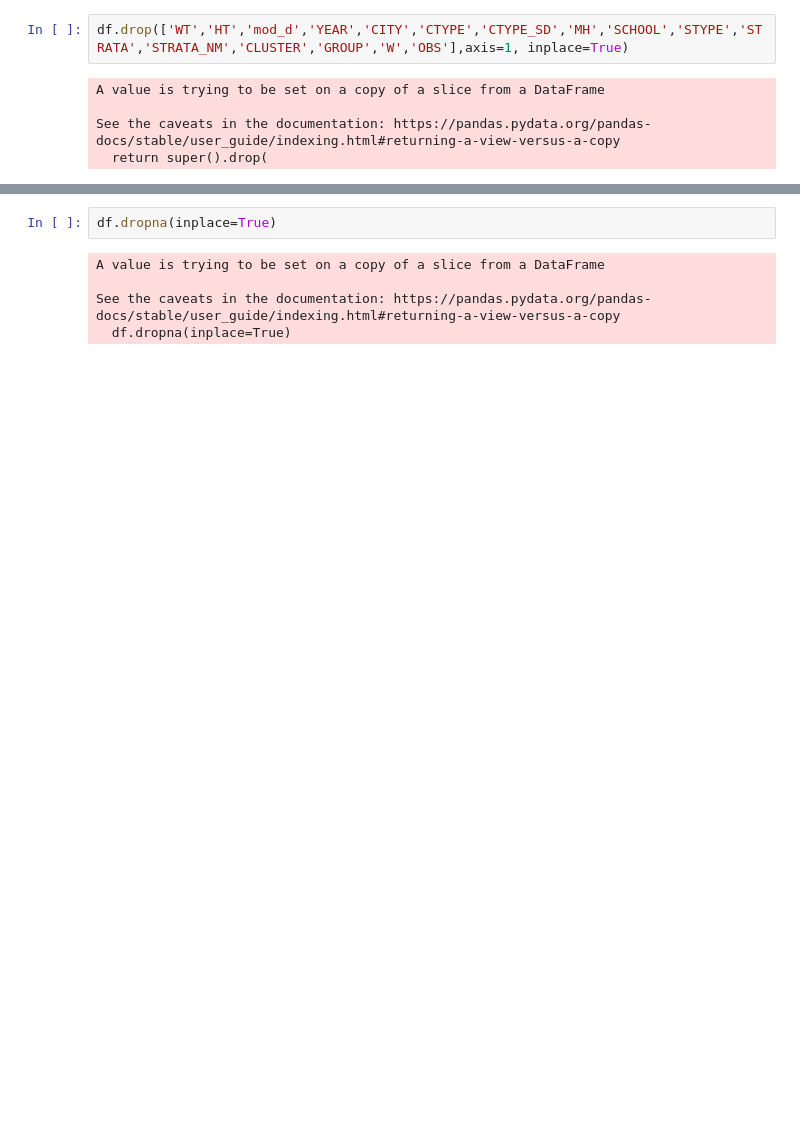
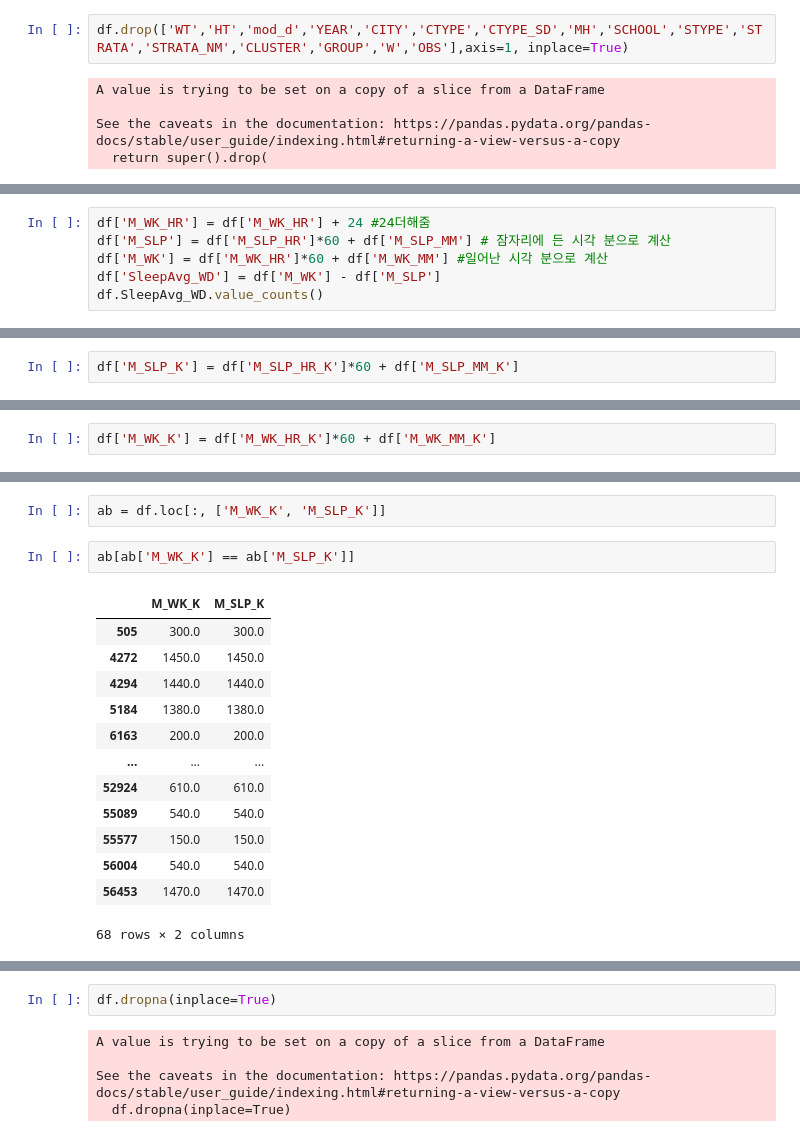
Before and after one commit to rlagywns0213/KMI_project, a Jupyter notebook: Data preprocessing.ipynb, the cells around one changed output, grey strips where cells are left out. Saved outputs shown, nothing was run; the diff lists cells and outputs as text; blank space fills up the shorter version.

```diff
--- a/Data preprocessing.ipynb
+++ b/Data preprocessing.ipynb
@@ -195,0 +203,6 @@ See the caveats in the documentation: https://pandas.pydata.org/pandas-docs/stab
+# %%
+df['M_WK_HR'] = df['M_WK_HR'] + 24 #24더해줌
+df['M_SLP'] = df['M_SLP_HR']*60 + df['M_SLP_MM'] # 잠자리에 든 시각 분으로 계산
+df['M_WK'] = df['M_WK_HR']*60 + df['M_WK_MM'] #일어난 시각 분으로 계산
+df['SleepAvg_WD'] = df['M_WK'] - df['M_SLP']
+df.SleepAvg_WD.value_counts()
@@ -195,0 +288,2 @@ See the caveats in the documentation: https://pandas.pydata.org/pandas-docs/stab
+# %%
+df['M_SLP_K'] = df['M_SLP_HR_K']*60 + df['M_SLP_MM_K']
@@ -195,0 +311,2 @@ See the caveats in the documentation: https://pandas.pydata.org/pandas-docs/stab
+# %%
+df['M_WK_K'] = df['M_WK_HR_K']*60 + df['M_WK_MM_K']
@@ -195,0 +334,18 @@ See the caveats in the documentation: https://pandas.pydata.org/pandas-docs/stab
+# %%
+ab = df.loc[:, ['M_WK_K', 'M_SLP_K']]
+# %%
+ab[ab['M_WK_K'] == ab['M_SLP_K']]
+# %% [output]
+|  | M_WK_K | M_SLP_K |
+| 505 | 300.0 | 300.0 |
+| 4272 | 1450.0 | 1450.0 |
+| 4294 | 1440.0 | 1440.0 |
+| 5184 | 1380.0 | 1380.0 |
+| 6163 | 200.0 | 200.0 |
+| ... | ... | ... |
+| 52924 | 610.0 | 610.0 |
+| 55089 | 540.0 | 540.0 |
+| 55577 | 150.0 | 150.0 |
+| 56004 | 540.0 | 540.0 |
+| 56453 | 1470.0 | 1470.0 |
+68 rows × 2 columns
```
Also changed, not shown: parts of 52 cells of this notebook.
